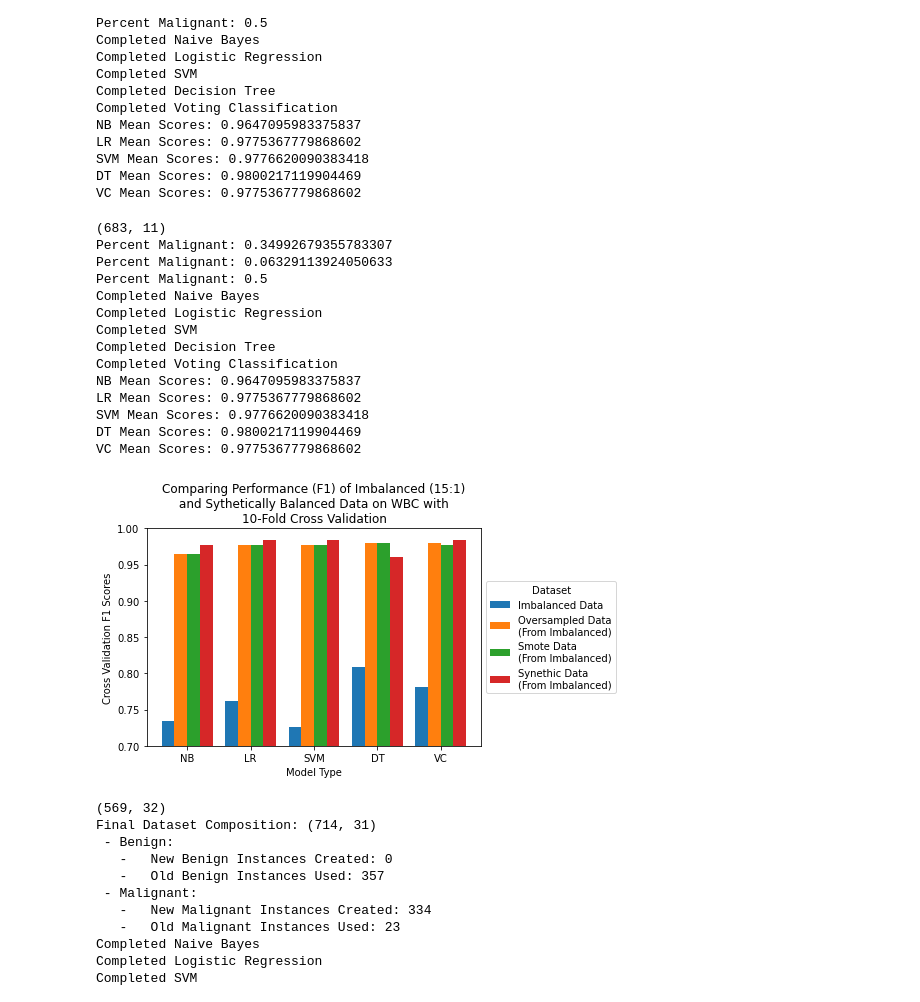
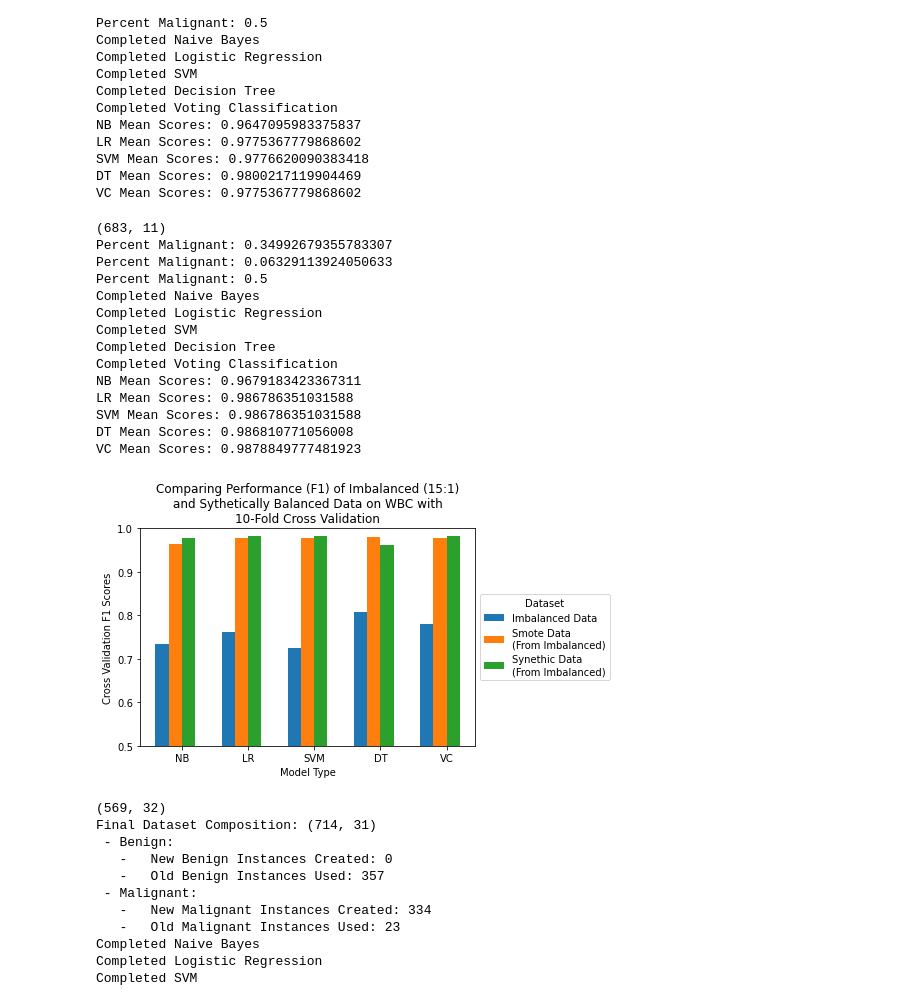
Before and after one commit to sprice134/MQP-2023, a Jupyter notebook: Code/Wole-Paper1/augmentationImbalnceF1CrossVal.ipynb, the cells around one changed output. Cells and saved outputs as stored; diff of their text form; code cells hidden in the pictures.

```diff
--- a/Code/Wole-Paper1/augmentationImbalnceF1CrossVal.ipynb
+++ b/Code/Wole-Paper1/augmentationImbalnceF1CrossVal.ipynb
@@ -292,7 +292,7 @@ X = subSample[subSample.columns[:-1]]
 y = subSample[subSample.columns[-1]]
 print('Percent Malignant: {}'.format(sum(y)/len(y)))
 ros = RandomOverSampler(random_state=42)
-X_resampled, y_resampled = ros.fit_resample(X, y)
+X, y = ros.fit_resample(X, y)
 print('Percent Malignant: {}'.format(sum(y)/len(y)))
 
 overNBWBC, overLogWBC, overSVMWBC, overlDTWBC, overVoteWBC = trainF1CrossValModels(X, y, 10)
@@ -312,42 +312,42 @@ Completed Logistic Regression
 Completed SVM
 Completed Decision Tree
 Completed Voting Classification
-NB Mean Scores: 0.9647095983375837
-LR Mean Scores: 0.9775367779868602
-SVM Mean Scores: 0.9776620090383418
-DT Mean Scores: 0.9800217119904469
-VC Mean Scores: 0.9775367779868602
+NB Mean Scores: 0.9679183423367311
+LR Mean Scores: 0.986786351031588
+SVM Mean Scores: 0.986786351031588
+DT Mean Scores: 0.986810771056008
+VC Mean Scores: 0.9878849777481923
 # %%
 import matplotlib.pyplot as plt
 
 models = ['NB','LR','SVM', 'DT', 'VC' ]
 
 
 aug = [np.mean(augNBWBC), np.mean(augLogWBC), np.mean(augSVMWBC),
         np.mean(auglDTWBC), np.mean(augVoteWBC)]
 reg = [np.mean(rawNBWBC), np.mean(rawLogWBC), np.mean(rawSVMWBC),
         np.mean(rawlDTWBC), np.mean(rawVoteWBC)]
 smote = [np.mean(smoteNBWBC), np.mean(smoteLogWBC), np.mean(smoteLogWBC),
         np.mean(smotelDTWBC), np.mean(smoteVoteWBC)]
-over = [np.mean(overNBWBC), np.mean(overLogWBC), np.mean(overSVMWBC),
-        np.mean(overlDTWBC), np.mean(overlDTWBC)]
+#over = [np.mean(overNBWBC), np.mean(overLogWBC), np.mean(overSVMWBC),
+#        np.mean(overlDTWBC), np.mean(overlDTWBC)]
 
 X_axis = np.arange(len(models))
 
 plt.bar(X_axis - 0.3, reg, 0.2, label = 'Imbalanced Data')
-plt.bar(X_axis - 0.1, over, 0.2, label = 'Oversampled Data\n(From Imbalanced)')
-plt.bar(X_axis + 0.1, smote, 0.2, label = 'Smote Data\n(From Imbalanced)')
-plt.bar(X_axis + 0.3, aug, 0.2, label = 'Synethic Data\n(From Imbalanced)')
+#plt.bar(X_axis - 0.1, over, 0.2, label = 'Oversampled Data\n(From Imbalanced)')
+plt.bar(X_axis - 0.1, smote, 0.2, label = 'Smote Data\n(From Imbalanced)')
+plt.bar(X_axis + 0.1, aug, 0.2, label = 'Synethic Data\n(From Imbalanced)')
 
 plt.xticks(X_axis, models)
 plt.xlabel("Model Type")
 plt.ylabel("Cross Validation F1 Scores")
-plt.ylim(0.7,1)
+plt.ylim(0.5,1)
 plt.title("Comparing Performance (F1) of Imbalanced (15:1)\n and Sythetically Balanced Data on WBC with \n10-Fold Cross Validation")
 plt.legend(title='Dataset',loc='center left', bbox_to_anchor=(1, 0.5))
 plt.show()
 # %% [output]
-[figure, old version]
+[figure, new version]
 # %%
 
 random.seed(42)
```
Also changed, not shown: parts of 23 cells of this notebook, 4 other files.
